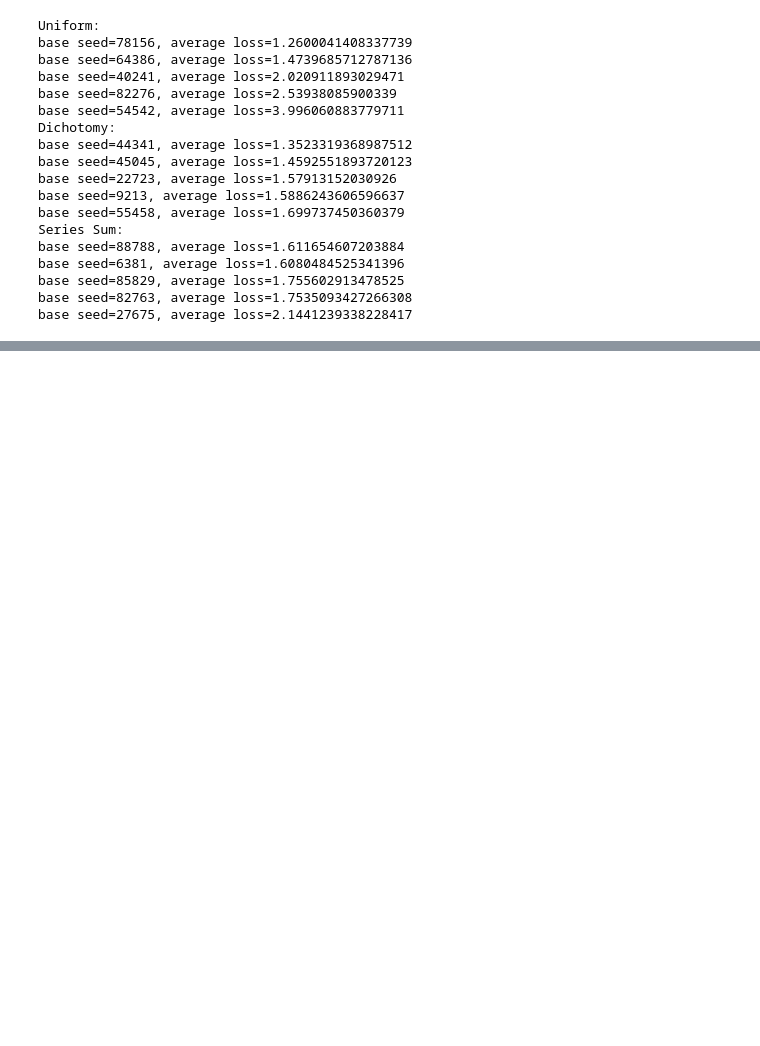
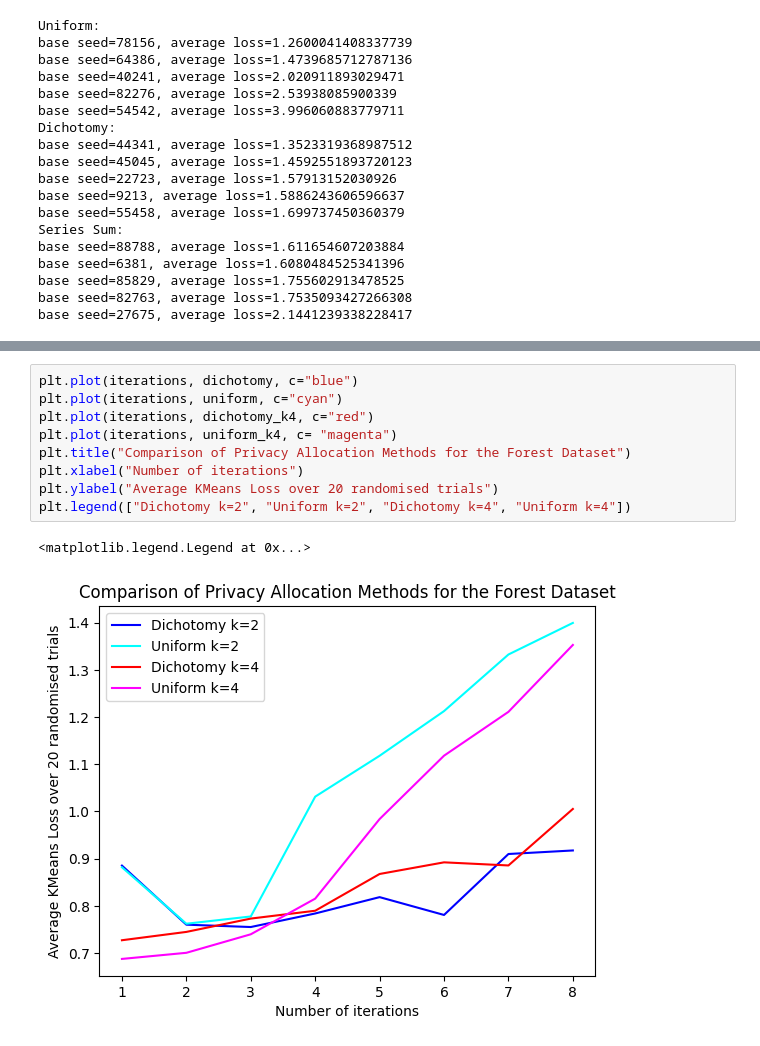
Before and after one commit to amy-ln/dpclustering, a Jupyter notebook: dplloyd-experiment.ipynb, the cells around one changed output, grey strips where cells are left out. Saved outputs shown, nothing was run; the diff lists cells and outputs as text; blank space fills up the shorter version.

```diff
--- a/dplloyd-experiment.ipynb
+++ b/dplloyd-experiment.ipynb
@@ -491,0 +555,12 @@ base seed=27675, average loss=2.1441239338228417
+# %%
+plt.plot(iterations, dichotomy, c="blue")
+plt.plot(iterations, uniform, c="cyan")
+plt.plot(iterations, dichotomy_k4, c="red")
+plt.plot(iterations, uniform_k4, c= "magenta")
+plt.title("Comparison of Privacy Allocation Methods for the Forest Dataset")
+plt.xlabel("Number of iterations")
+plt.ylabel("Average KMeans Loss over 20 randomised trials")
+plt.legend(["Dichotomy k=2", "Uniform k=2", "Dichotomy k=4", "Uniform k=4"])
+# %% [output]
+<matplotlib.legend.Legend at 0x...>
+[figure, added]
```
Also changed, not shown: parts of 6 cells of this notebook.
